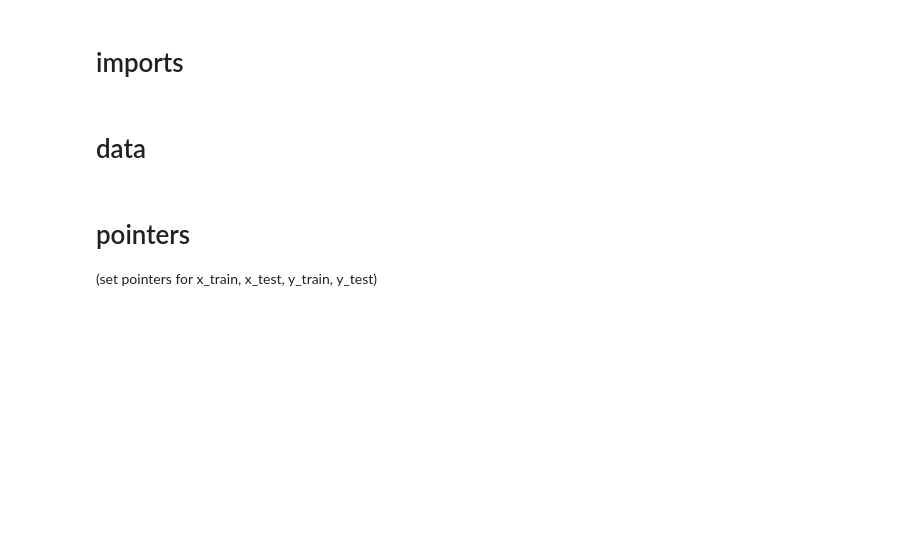
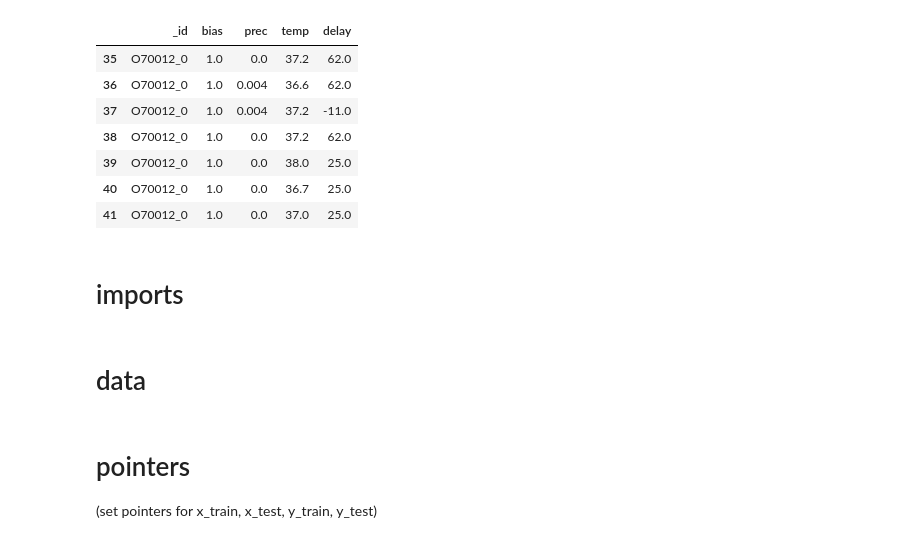
Before and after one commit to justing0909/DS4420_transit_delay_prediction, a Jupyter notebook: DS4420-Project-MLP.ipynb, the cells around one changed output. Saved outputs shown, nothing was run; the diff lists cells and outputs as text; code cells hidden in the pictures; blank space fills up the shorter version.

```diff
--- a/DS4420-Project-MLP.ipynb
+++ b/DS4420-Project-MLP.ipynb
@@ -0,0 +3,14 @@
+# %%
+df = pd.DataFrame(result_array,columns = ["_id","bias","prec","temp","delay"])
+# %%
+ruggles = df[df["_id"] == "O70012_0"]
+ruggles
+# %% [output]
+|  | _id | bias | prec | temp | delay |
+| 35 | O70012_0 | 1.0 | 0.0 | 37.2 | 62.0 |
+| 36 | O70012_0 | 1.0 | 0.004 | 36.6 | 62.0 |
+| 37 | O70012_0 | 1.0 | 0.004 | 37.2 | -11.0 |
+| 38 | O70012_0 | 1.0 | 0.0 | 37.2 | 62.0 |
+| 39 | O70012_0 | 1.0 | 0.0 | 38.0 | 25.0 |
+| 40 | O70012_0 | 1.0 | 0.0 | 36.7 | 25.0 |
+| 41 | O70012_0 | 1.0 | 0.0 | 37.0 | 25.0 |
```
Also changed, not shown: parts of 24 cells of this notebook.
